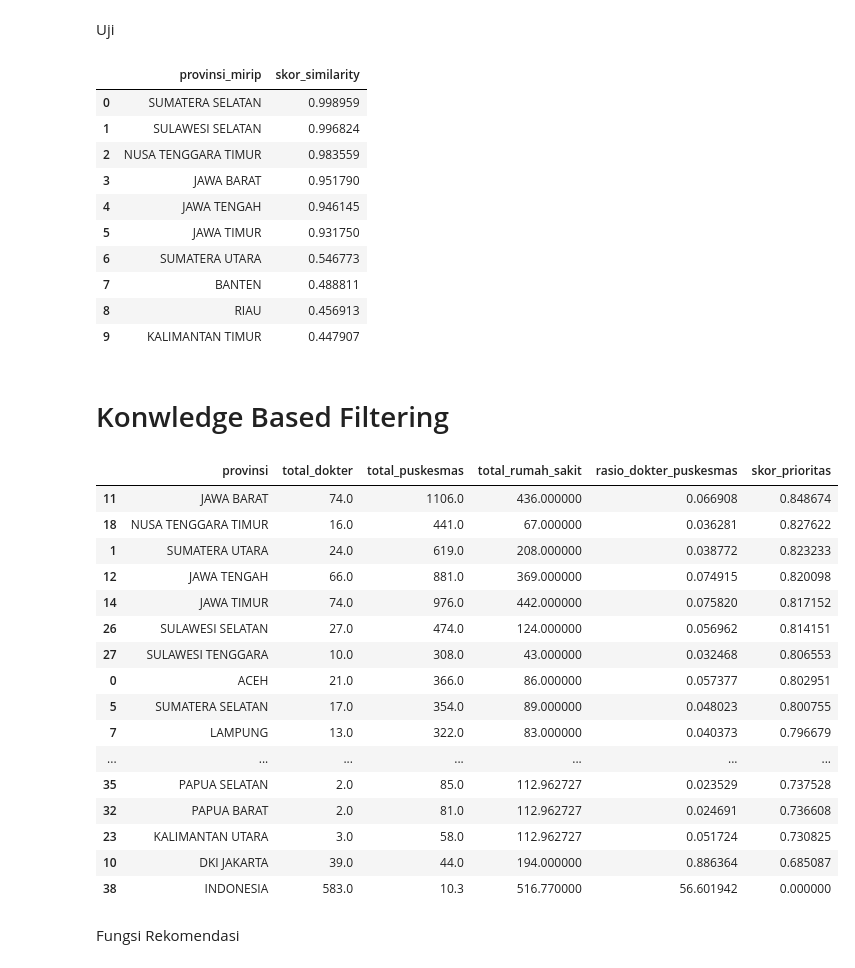
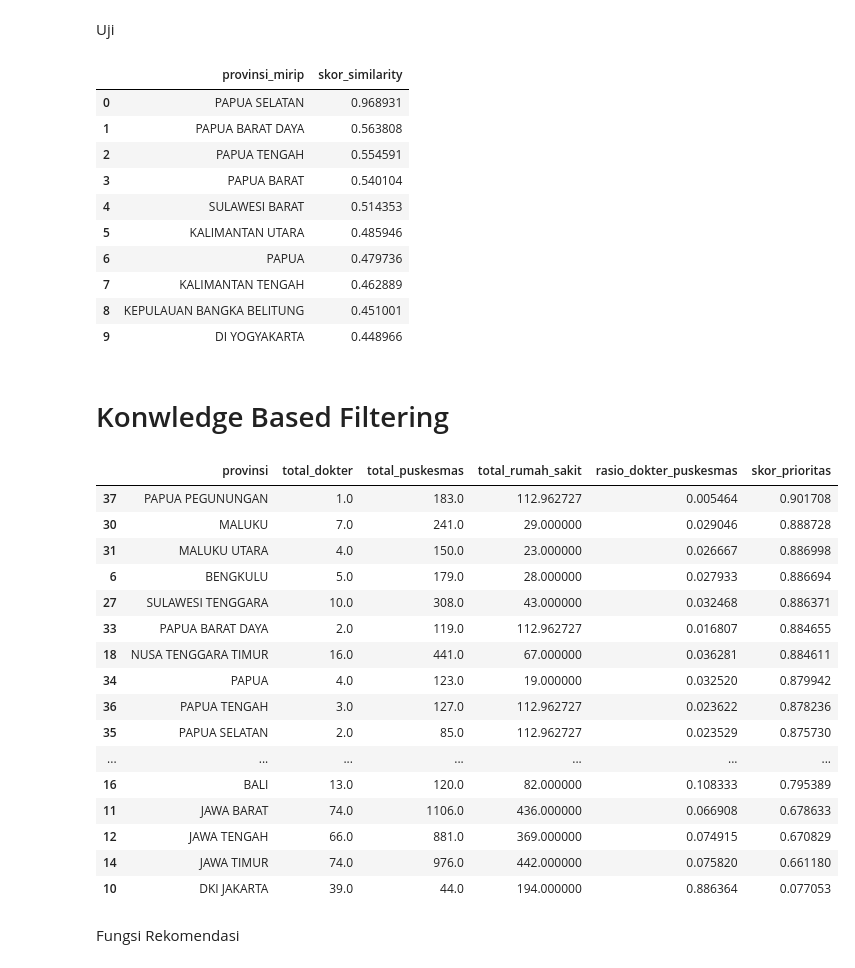
Before and after one commit to RandiBro234/MedDistrib, a Jupyter notebook: data/goverment.ipynb, the cells around one changed output. Cells and saved outputs as stored; diff of their text form; code cells hidden in the pictures.

```diff
--- a/data/goverment.ipynb
+++ b/data/goverment.ipynb
@@ -301,26 +301,29 @@ def get_similar_real_provinces(provinsi, top_n=5):
 # %% [markdown]
 Uji
 # %%
-get_similar_real_provinces("ACEH", top_n=10)
+get_similar_real_provinces("PAPUA PEGUNUNGAN", top_n=10)
 # %% [output]
 |  | provinsi_mirip | skor_similarity |
-| 0 | SUMATERA SELATAN | 0.998959 |
-| 1 | SULAWESI SELATAN | 0.996824 |
-| 2 | NUSA TENGGARA TIMUR | 0.983559 |
-| 3 | JAWA BARAT | 0.951790 |
-| 4 | JAWA TENGAH | 0.946145 |
-| 5 | JAWA TIMUR | 0.931750 |
-| 6 | SUMATERA UTARA | 0.546773 |
-| 7 | BANTEN | 0.488811 |
-| 8 | RIAU | 0.456913 |
-| 9 | KALIMANTAN TIMUR | 0.447907 |
+| 0 | PAPUA SELATAN | 0.968931 |
+| 1 | PAPUA BARAT DAYA | 0.563808 |
+| 2 | PAPUA TENGAH | 0.554591 |
+| 3 | PAPUA BARAT | 0.540104 |
+| 4 | SULAWESI BARAT | 0.514353 |
+| 5 | KALIMANTAN UTARA | 0.485946 |
+| 6 | PAPUA | 0.479736 |
+| 7 | KALIMANTAN TENGAH | 0.462889 |
+| 8 | KEPULAUAN BANGKA BELITUNG | 0.451001 |
+| 9 | DI YOGYAKARTA | 0.448966 |
 # %% [markdown]
 # Konwledge Based Filtering
 # %%
 # ==============================
 # 1. AMBIL DATA ASLI SAJA
 # ==============================
-df_kb = df_final[~df_final["provinsi"].str.contains("_VAR")].copy()
+df_kb = df_final[
+    (~df_final["provinsi"].str.contains("_VAR")) &
+    (df_final["provinsi"] != "INDONESIA")
+].copy()
 
 # ==============================
 # 2. PILIH FITUR UNTUK SCORING
@@ -344,55 +347,64 @@ for col in kb_features:
 # ==============================
 scaler_kb = MinMaxScaler()
 
 df_kb["dokter_scaled"] = scaler_kb.fit_transform(df_kb[["total_dokter"]])
 df_kb["puskesmas_scaled"] = scaler_kb.fit_transform(df_kb[["total_puskesmas"]])
 df_kb["rs_scaled"] = scaler_kb.fit_transform(df_kb[["total_rumah_sakit"]])
 df_kb["rasio_scaled"] = scaler_kb.fit_transform(df_kb[["rasio_dokter_puskesmas"]])
 
 # ==============================
 # 5. HITUNG SKOR PRIORITAS
 # ==============================
 df_kb["skor_prioritas"] = (
-    0.40 * (1 - df_kb["rasio_scaled"]) +   # rasio kecil = prioritas tinggi
-    0.25 * df_kb["puskesmas_scaled"] +     # puskesmas banyak = prioritas tinggi
-    0.20 * (1 - df_kb["dokter_scaled"]) +  # dokter sedikit = prioritas tinggi
-    0.15 * (1 - df_kb["rs_scaled"])        # RS sedikit = prioritas tinggi
+    0.75 * (1 - df_kb["rasio_scaled"]) +      # rasio rendah = prioritas tinggi
+    0.10 * df_kb["puskesmas_scaled"] +        # puskesmas banyak = beban layanan tinggi
+    0.10 * (1 - df_kb["dokter_scaled"]) +     # dokter sedikit = prioritas tinggi
+    0.05 * (1 - df_kb["rs_scaled"])           # rumah sakit sedikit = prioritas tinggi
 )
 
 # ==============================
-# 6. URUTKAN DARI PALING PRIORITAS
+# 6. PENALTI UNTUK PROVINSI DENGAN DOKTER SANGAT BESAR
+# ==============================
+df_kb["skor_prioritas"] = np.where(
+    df_kb["total_dokter"] > 50,
+    df_kb["skor_prioritas"] * 0.85,
+    df_kb["skor_prioritas"]
+)
+
+# ==============================
+# 7. URUTKAN DARI PALING PRIORITAS
 # ==============================
 df_kb = df_kb.sort_values("skor_prioritas", ascending=False)
 
 # ==============================
-# 7. TAMPILKAN HASIL
+# 8. TAMPILKAN HASIL
 # ==============================
 df_kb[[
     "provinsi",
     "total_dokter",
     "total_puskesmas",
     "total_rumah_sakit",
     "rasio_dokter_puskesmas",
     "skor_prioritas"
 ]].head(40)
 # %% [output]
 |  | provinsi | total_dokter | total_puskesmas | total_rumah_sakit | rasio_dokter_puskesmas | skor_prioritas |
-| 11 | JAWA BARAT | 74.0 | 1106.0 | 436.000000 | 0.066908 | 0.848674 |
-| 18 | NUSA TENGGARA TIMUR | 16.0 | 441.0 | 67.000000 | 0.036281 | 0.827622 |
-| 1 | SUMATERA UTARA | 24.0 | 619.0 | 208.000000 | 0.038772 | 0.823233 |
-| 12 | JAWA TENGAH | 66.0 | 881.0 | 369.000000 | 0.074915 | 0.820098 |
-| 14 | JAWA TIMUR | 74.0 | 976.0 | 442.000000 | 0.075820 | 0.817152 |
-| 26 | SULAWESI SELATAN | 27.0 | 474.0 | 124.000000 | 0.056962 | 0.814151 |
-| 27 | SULAWESI TENGGARA | 10.0 | 308.0 | 43.000000 | 0.032468 | 0.806553 |
-| 0 | ACEH | 21.0 | 366.0 | 86.000000 | 0.057377 | 0.802951 |
-| 5 | SUMATERA SELATAN | 17.0 | 354.0 | 89.000000 | 0.048023 | 0.800755 |
-| 7 | LAMPUNG | 13.0 | 322.0 | 83.000000 | 0.040373 | 0.796679 |
+| 37 | PAPUA PEGUNUNGAN | 1.0 | 183.0 | 112.962727 | 0.005464 | 0.901708 |
+| 30 | MALUKU | 7.0 | 241.0 | 29.000000 | 0.029046 | 0.888728 |
+| 31 | MALUKU UTARA | 4.0 | 150.0 | 23.000000 | 0.026667 | 0.886998 |
+| 6 | BENGKULU | 5.0 | 179.0 | 28.000000 | 0.027933 | 0.886694 |
+| 27 | SULAWESI TENGGARA | 10.0 | 308.0 | 43.000000 | 0.032468 | 0.886371 |
+| 33 | PAPUA BARAT DAYA | 2.0 | 119.0 | 112.962727 | 0.016807 | 0.884655 |
+| 18 | NUSA TENGGARA TIMUR | 16.0 | 441.0 | 67.000000 | 0.036281 | 0.884611 |
+| 34 | PAPUA | 4.0 | 123.0 | 19.000000 | 0.032520 | 0.879942 |
+| 36 | PAPUA TENGAH | 3.0 | 127.0 | 112.962727 | 0.023622 | 0.878236 |
+| 35 | PAPUA SELATAN | 2.0 | 85.0 | 112.962727 | 0.023529 | 0.875730 |
 | ... | ... | ... | ... | ... | ... | ... |
-| 35 | PAPUA SELATAN | 2.0 | 85.0 | 112.962727 | 0.023529 | 0.737528 |
-| 32 | PAPUA BARAT | 2.0 | 81.0 | 112.962727 | 0.024691 | 0.736608 |
-| 23 | KALIMANTAN UTARA | 3.0 | 58.0 | 112.962727 | 0.051724 | 0.730825 |
-| 10 | DKI JAKARTA | 39.0 | 44.0 | 194.000000 | 0.886364 | 0.685087 |
-| 38 | INDONESIA | 583.0 | 10.3 | 516.770000 | 56.601942 | 0.000000 |
+| 16 | BALI | 13.0 | 120.0 | 82.000000 | 0.108333 | 0.795389 |
+| 11 | JAWA BARAT | 74.0 | 1106.0 | 436.000000 | 0.066908 | 0.678633 |
+| 12 | JAWA TENGAH | 66.0 | 881.0 | 369.000000 | 0.074915 | 0.670829 |
+| 14 | JAWA TIMUR | 74.0 | 976.0 | 442.000000 | 0.075820 | 0.661180 |
+| 10 | DKI JAKARTA | 39.0 | 44.0 | 194.000000 | 0.886364 | 0.077053 |
 # %% [markdown]
 Fungsi Rekomendasi
 # %%
```
Also changed, not shown: parts of 7 cells of this notebook, 7 other files.
